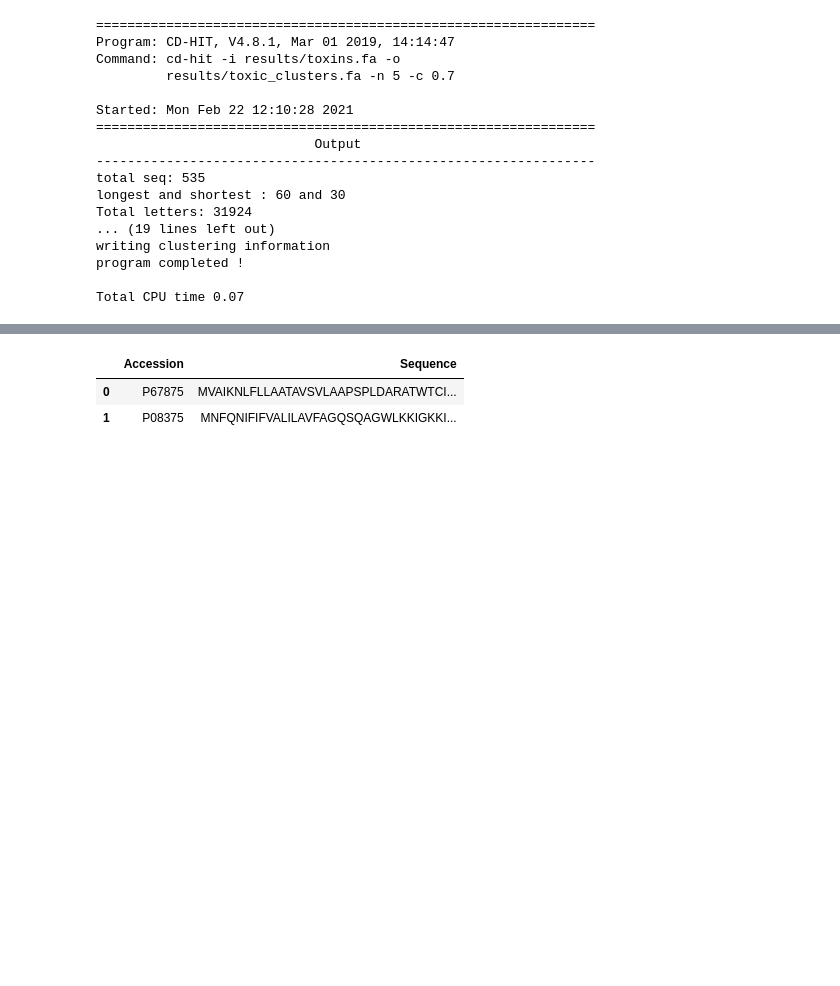
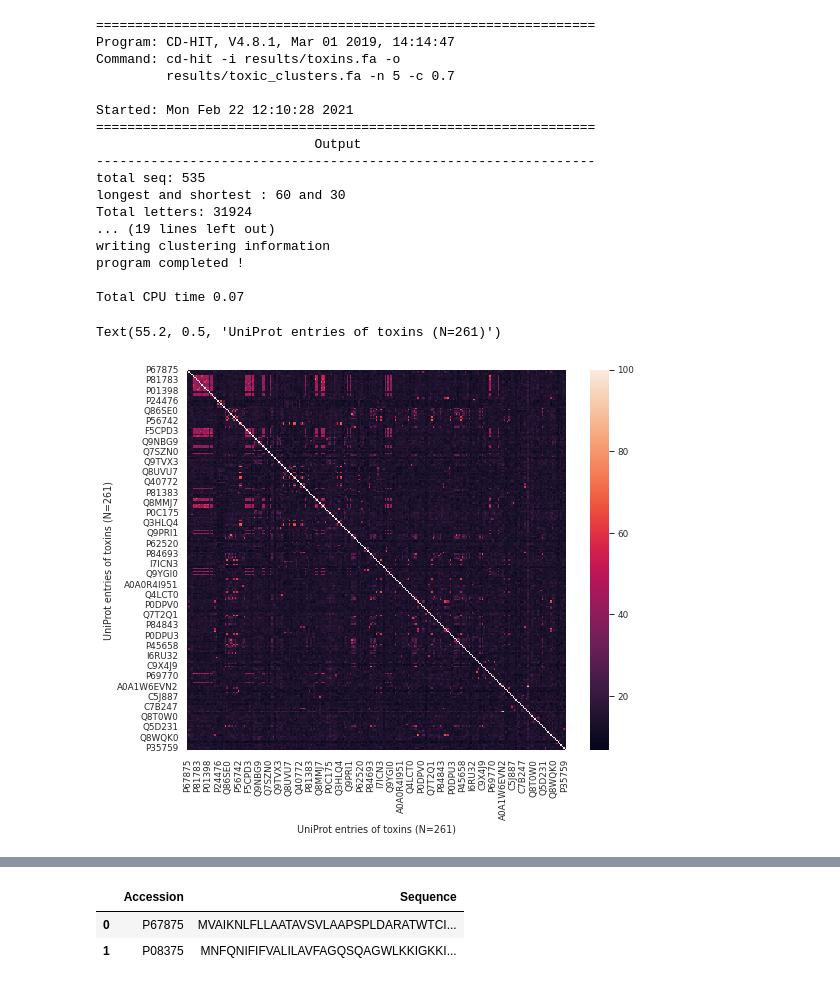
Before and after one commit to Gardner-BinfLab/Razor_paper_2021, a Jupyter notebook: Toxin/Data.ipynb, the cells around one changed output, grey strips where cells are left out. Drawn from its saved outputs; the diff is of its cells as text; code cells hidden in the pictures; blank space fills up the shorter version.

```diff
--- a/Toxin/Data.ipynb
+++ b/Toxin/Data.ipynb
@@ -236,0 +247,14 @@ Total CPU time 0.07
+# %%
+sns.set_style("whitegrid")
+sns.set_context("paper")
+
+plt.figure(figsize=(8.5,7))
+pid = pd.read_csv('results/output.distmat', sep='\s+', header=None, skiprows=1)
+pid = pid.set_index(0)
+pid.columns = pid.index
+sns.heatmap(pid)
+plt.xlabel('UniProt entries of toxins (N=261)')
+plt.ylabel('UniProt entries of toxins (N=261)')
+# %% [output]
+Text(55.2, 0.5, 'UniProt entries of toxins (N=261)')
+[figure, added]
```
Also changed, not shown: parts of 2 cells of this notebook.
